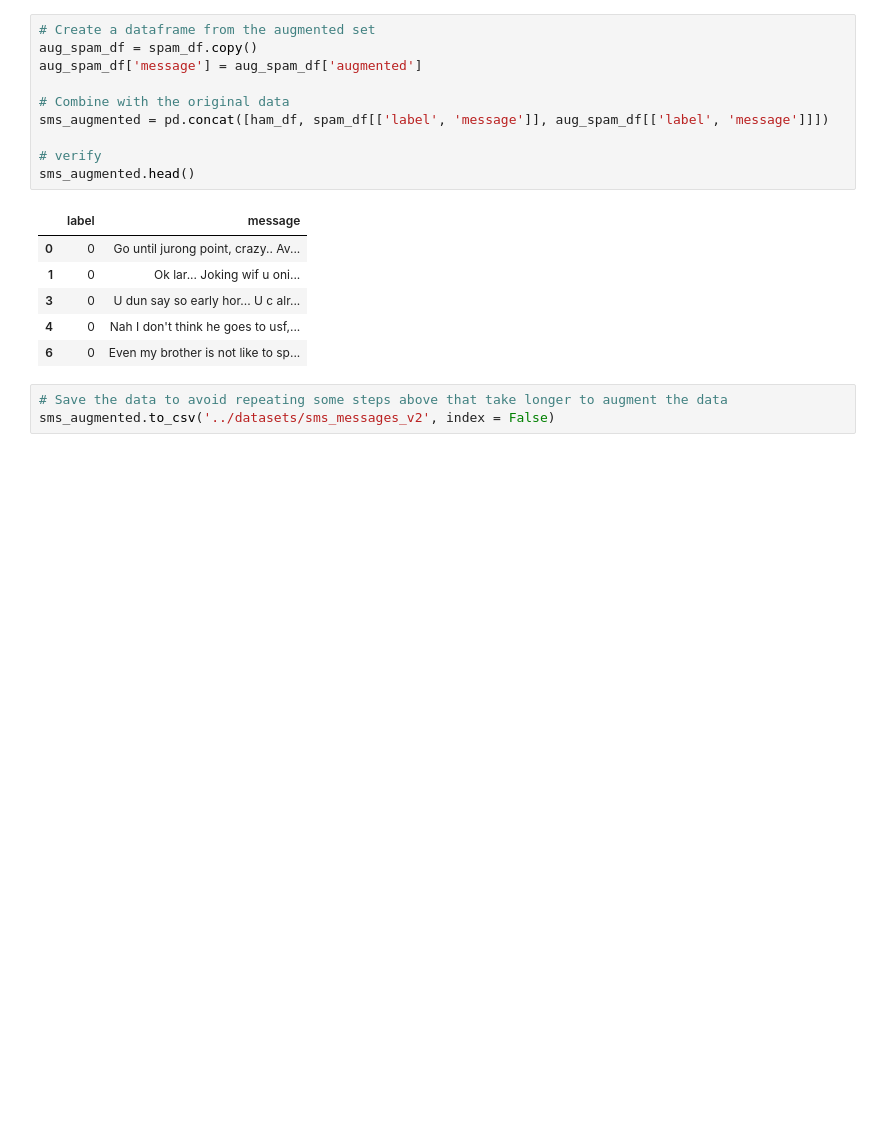
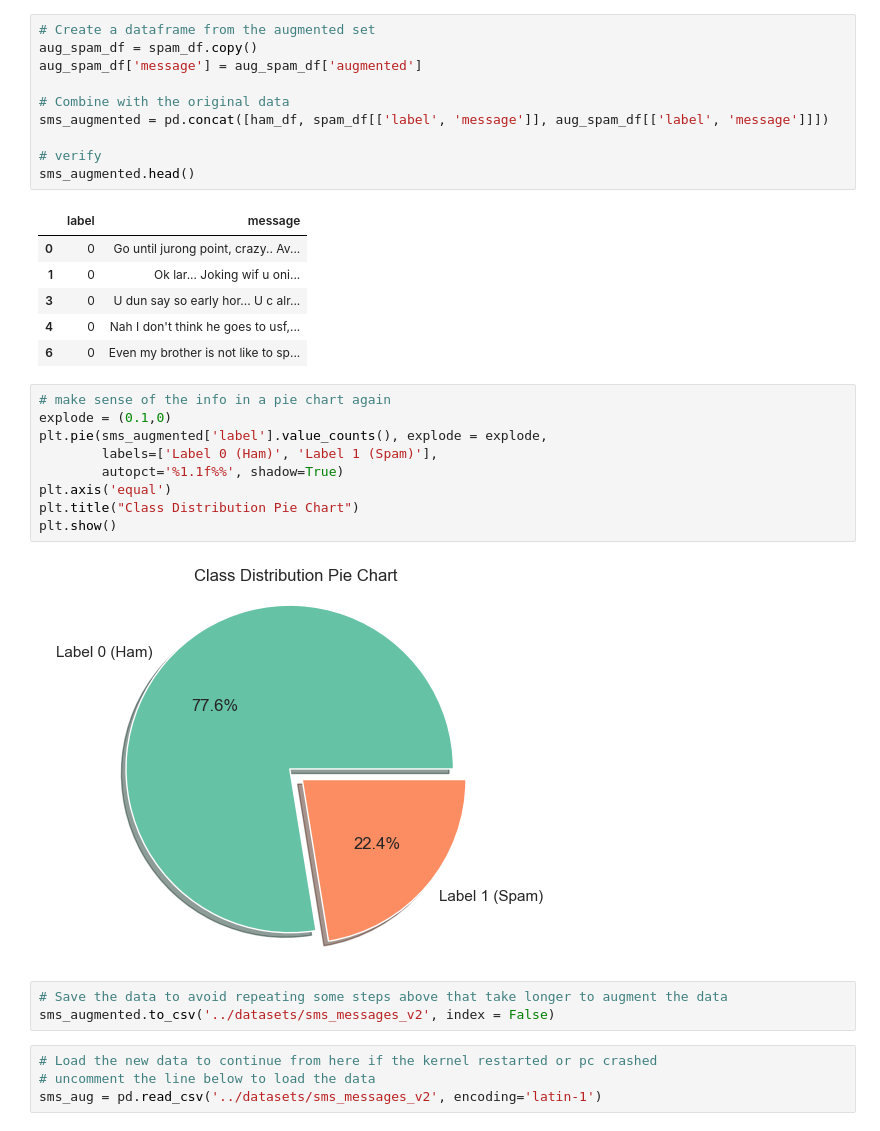
Before and after one commit to Isaacdvs2/Data-Science-AI-ML-, a Jupyter notebook: NLP/NLTK.ipynb, the cells around one changed output. Cells and saved outputs as stored; diff of their text form; blank space fills up the shorter version.

Commit message:
fininshed exploratory data analysis

```diff
--- a/NLP/NLTK.ipynb
+++ b/NLP/NLTK.ipynb
@@ -302,8 +300,23 @@ sms_augmented.head()
 | 3 | 0 | U dun say so early hor... U c alr... |
 | 4 | 0 | Nah I don't think he goes to usf,... |
 | 6 | 0 | Even my brother is not like to sp... |
+# %%
+# make sense of the info in a pie chart again
+explode = (0.1,0)
+plt.pie(sms_augmented['label'].value_counts(), explode = explode,
+        labels=['Label 0 (Ham)', 'Label 1 (Spam)'],
+        autopct='%1.1f%%', shadow=True)
+plt.axis('equal')
+plt.title("Class Distribution Pie Chart")
+plt.show()
+# %% [output]
+[figure, added]
 # %%
 # Save the data to avoid repeating some steps above that take longer to augment the data
 sms_augmented.to_csv('../datasets/sms_messages_v2', index = False)
+# %%
+# Load the new data to continue from here if the kernel restarted or pc crashed
+# uncomment the line below to load the data
+sms_aug = pd.read_csv('../datasets/sms_messages_v2', encoding='latin-1')
 # %%
 # data info
```
Also changed, not shown: parts of 15 cells of this notebook.
